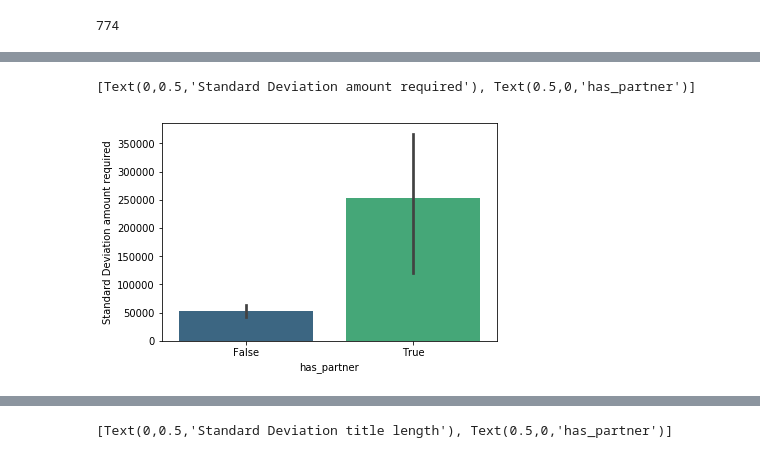
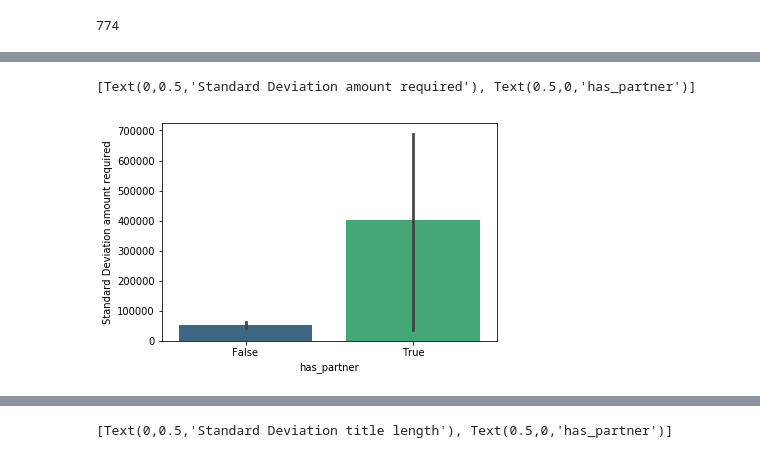
Before and after one commit to bonheml/indiegogo_or_indienono, a Jupyter notebook: dispersion-std_dev.ipynb, the cells around one changed output, grey strips where cells are left out. Saved outputs shown, nothing was run; the diff lists cells and outputs as text; code cells hidden in the pictures.

```diff
--- a/dispersion-std_dev.ipynb
+++ b/dispersion-std_dev.ipynb
@@ -90,9 +90,9 @@ barplot.set(xlabel='has_partner', ylabel='Standard Deviation pledges number')
 # %%
-barplot = sns.barplot(x='has_partner', y='balance', data=indiegogo, estimator=np.std, palette="viridis")
+barplot = sns.barplot(x='has_partner', y='target_amount', data=indiegogo, estimator=np.std, palette="viridis")
 barplot.set(xlabel='has_partner', ylabel='Standard Deviation amount required')
 # %% [output]
 [Text(0,0.5,'Standard Deviation amount required'), Text(0.5,0,'has_partner')]
-[figure, old version]
+[figure, new version]
 # %%
 barplot = sns.barplot(x='has_partner', y='collected_percentage', data=indiegogo, estimator=np.std, palette="viridis")
 barplot.set(xlabel='has_partner', ylabel='Standard Deviation collected percentage')
```
Also changed, not shown: parts of 15 cells of this notebook, 2 other files.
